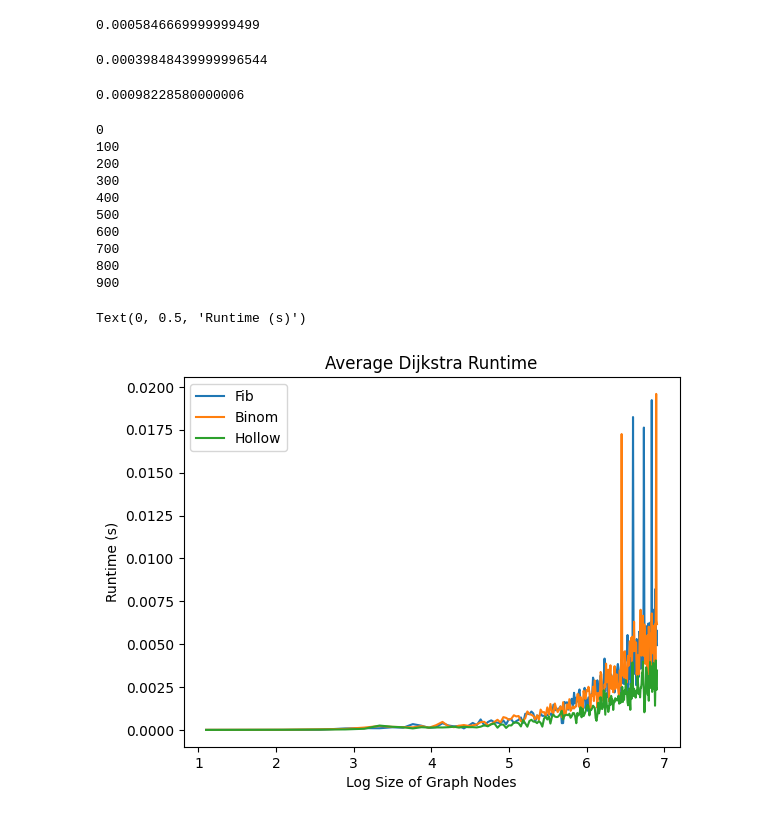
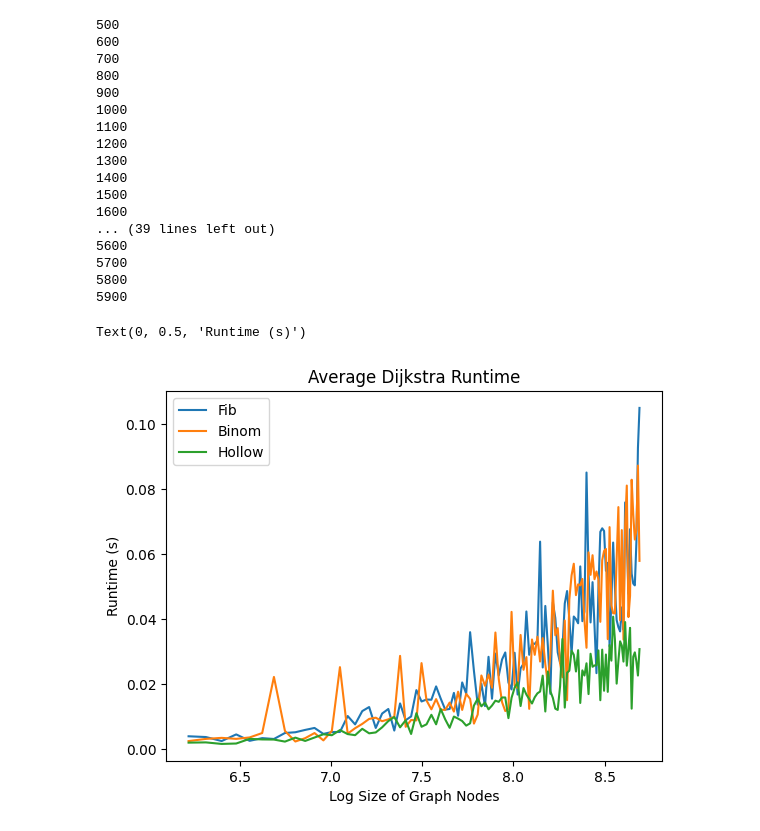
Before and after one commit to amodq/heaps270, a Jupyter notebook: graphtest.ipynb, the cells around one changed output. Cells and saved outputs as stored; diff of their text form; code cells hidden in the pictures.

Commit message:
testing graphs

```diff
--- a/graphtest.ipynb
+++ b/graphtest.ipynb
@@ -48,7 +62,8 @@ import random
 from hollow import *
 from fib import *
 import heapq
-def DijkstraTestHollow(a):
+def DijkstraTestFib(a):
+
     import time
 
     G = nx.gnp_random_graph(a, np.log(a)/a , seed=0, directed=True)
@@ -56,14 +71,16 @@ def DijkstraTestHollow(a):
         G.edges[u, v]['weight'] = random.random()
 
     times = 0
+
     for j in range(5):
         u = random.randint(0, a - 1)
         v = random.randint(0, a - 1)
 
-        heap = HollowHeap()
-        h = None
-        #heapq.heappush(h, (u, 0))
-        h = heap.insert(u, 0, h)
+        heap = FibonacciHeap()
+        h = heap.insert(0)
+        distancestonodes = {}
+        distancestonodes[0] = h
+        h.value = u
 
         distances = {}
         distances[u] = 0
@@ -71,25 +88,26 @@ def DijkstraTestHollow(a):
         adj = dict(G.adjacency())
         t = time.process_time()
 
-        while h != None:
-            n = h.key
-            d = h.value
+        while heap.min != None:
+            d = heap.min.key
+            n = distancestonodes[d].value
             if n == v:
                 break
-            #heapq.heappop(h)
-            h = heap.deleteMin(h)
+            heap.extract_minimum()
 
-            #edges = list(G.edges(n))
             for e in adj[n].keys():
                 newd = d + adj[n][e]['weight']
                 if e in distances and newd < distances[e]:
-                    h = heap.decKey(e, newd, h)
+                    heap.decrease_key(distancestonodes[distances[e]], newd)
+                    distancestonodes[newd] = distancestonodes[distances[e]]
                 if e not in distances:
                     distances[e] = newd
-                    #heapq.heappush(h, (e, newd))
-                    h = heap.insert(e, newd, h)
+                    h = heap.insert(newd)
+                    distancestonodes[newd] = h
+                    h.value = e
 
 
         t1 = time.process_time()
         times += t1 - t
     return times / 5
+DijkstraTestFib(50)
@@ -204,15 +173,3 @@ def DijkstraTestBinom(a):
-# %%
-DijkstraTestHollow(100)
-# %% [output]
-0.0005846669999999499
-# %%
-DijkstraTestFib(50)
-# %% [output]
-0.00039848439999996544
-# %%
-DijkstraTestBinom(100)
-# %% [output]
-0.00098228580000006
 # %%
 import matplotlib.pyplot as plt
 import numpy as np
@@ -221,40 +178,47 @@ fib = []
 hollow = []
 binom = []
 
-for i in range(0, 1000, 5):
+for i in range(500, 6000, 50):
     if i % 100 == 0:
         print(i)
     n = i + 3
     x.append(np.log(n))
     #print("testing fib")
     fib.append(DijkstraTestFib(n))
     #print("testing hollow")
     hollow.append(DijkstraTestHollow(n))
     #print("testing binom")
     binom.append(DijkstraTestBinom(n))
 
 plt.plot(x,\
          fib, label='Fib')
 plt.plot(x,\
          binom, label='Binom')
 
 plt.title('Average Dijkstra Runtime')
 plt.plot(x,\
          hollow, label='Hollow')
 
 plt.legend()
 plt.xlabel('Log Size of Graph Nodes')
 plt.ylabel('Runtime (s)')
 # %% [output]
-0
-100
-200
-300
-400
 500
 600
 700
 800
 900
+1000
+1100
+1200
+1300
+1400
+1500
+1600
+... (39 lines left out)
+5600
+5700
+5800
+5900
 Text(0, 0.5, 'Runtime (s)')
-[figure, old version]
+[figure, new version]
```
Also changed, not shown: parts of 5 cells of this notebook, 1 other file.
